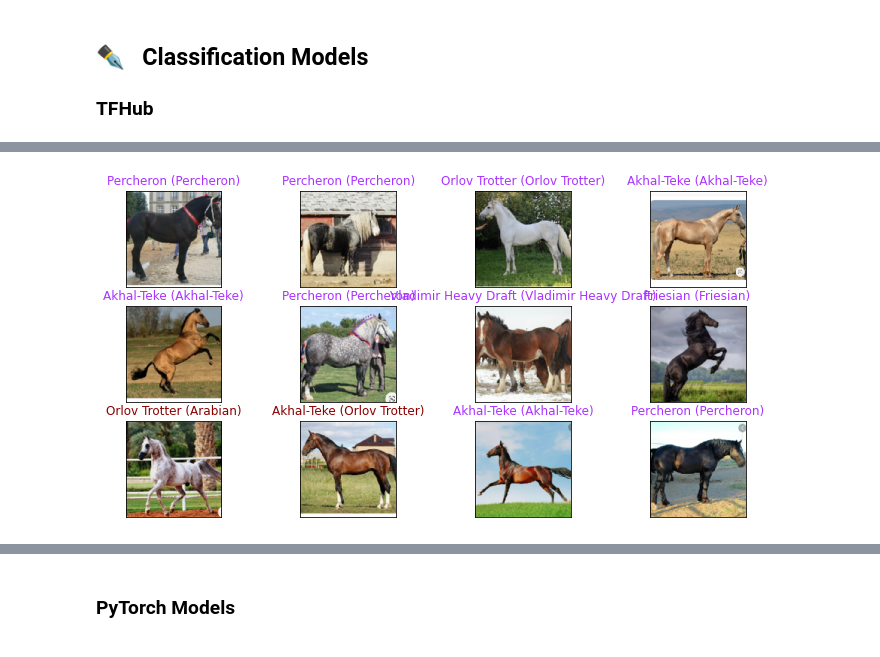
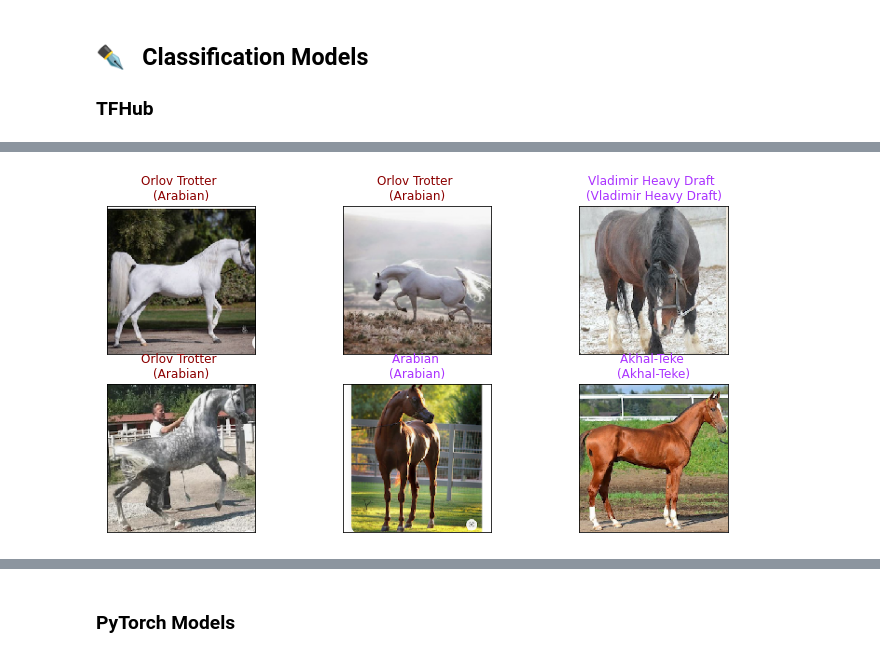
Before and after one commit to OlgaBelitskaya/colab_notebooks, a Jupyter notebook: breed_recognition.ipynb, the cells around one changed output, grey strips where cells are left out. Drawn from its saved outputs; the diff is of its cells as text; code cells hidden in the pictures.

```diff
--- a/breed_recognition.ipynb
+++ b/breed_recognition.ipynb
@@ -165,8 +150,7 @@ def history_plot(fit_history):
 # %%
 def premodel(pix,den,mh,lbl,activ,loss):
-    model=Sequential([
-        tkl.Input((pix,pix,3),
-                              name='input'),
+    model=tf.keras.Sequential([
+        tkl.Input((pix,pix,3),name='input'),
         th.KerasLayer(mh,trainable=True),
         tkl.Flatten(),
         tkl.Dense(den,activation='relu'),
@@ -182,13 +166,14 @@ mhandle="https://tfhub.dev/google/imagenet/{}/classification/4"\
 .format(handle_base)
 # %%
-fw='weights.best.hdf5'
-early_stopping=tkc.EarlyStopping(monitor='val_loss',
-                                 patience=20,verbose=2)
-checkpointer=tkc.ModelCheckpoint(filepath=fw,
-                                 save_best_only=True,verbose=2)
-lr_reduction=tkc.ReduceLROnPlateau(monitor='val_loss',verbose=2,
-                                   patience=5,factor=.8)
-kmodel=premodel(img_size,2048,mhandle,7,
+fw='/tmp/checkpoint'
+early_stopping=tkc.EarlyStopping(
+    monitor='val_loss',patience=20,verbose=2)
+checkpointer=tkc.ModelCheckpoint(
+    filepath=fw,verbose=int(0),save_weights_only=True,
+    monitor='val_accuracy',mode='max',save_best_only=True)
+lr_reduction=tkc.ReduceLROnPlateau(
+    monitor='val_loss',verbose=2,patience=5,factor=.8)
+kmodel=premodel(img_size,2048,mhandle,num_classes,
                 'softmax','sparse_categorical_crossentropy')
 history=kmodel.fit(x=x_train,y=y_train,batch_size=16,epochs=50,
                    callbacks=[checkpointer,early_stopping,lr_reduction],
@@ -252,17 +239,16 @@ y_test_predict,y_test
 # %%
 fig=pl.figure(figsize=(12,6))
-randch=np.random.choice(x_test.shape[0],
-                        size=12,replace=False)
+randch=np.random.choice(
+    x_test.shape[0],size=6,replace=False)
 for i,idx in enumerate(randch):
-    ax=fig.add_subplot(3,4,i+1,xticks=[],yticks=[])
+    ax=fig.add_subplot(2,3,i+1,xticks=[],yticks=[])
     ax.imshow(np.squeeze(x_test[idx]))
     pred_idx=y_test_predict[idx]
     true_idx=y_test[idx]
-    ax.set_title("{} ({})".format(names[pred_idx],
-                                  names[true_idx]),
-                 color=("#aa33ff" if pred_idx==true_idx
-                        else "darkred"))
+    ax.set_title('{} \n({})'.format(
+        names[pred_idx],names[true_idx]),
+        color=('#aa33ff' if pred_idx==true_idx else 'darkred'))
 pl.show()
 # %% [output]
-[figure, old version]
+[figure, new version]
 # %%
```
Also changed, not shown: parts of 29 cells of this notebook, 1 other file.
